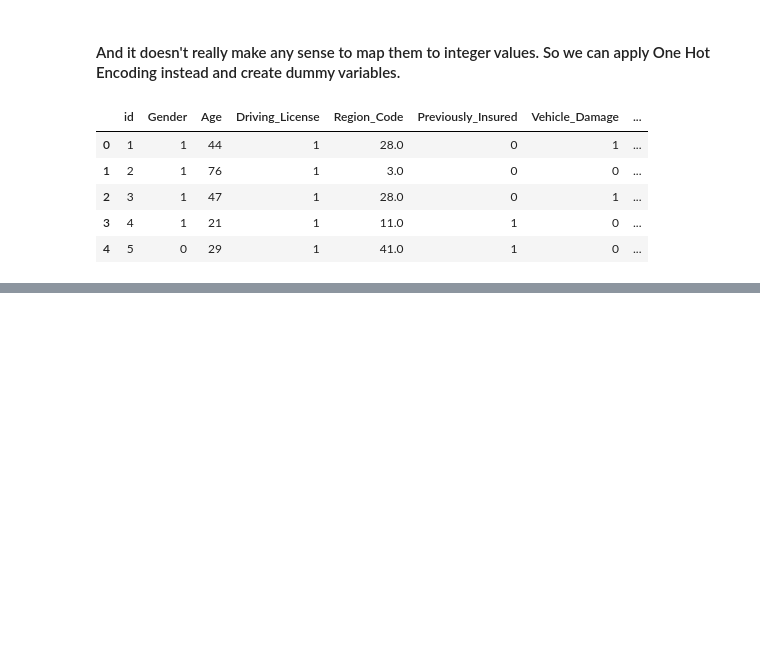
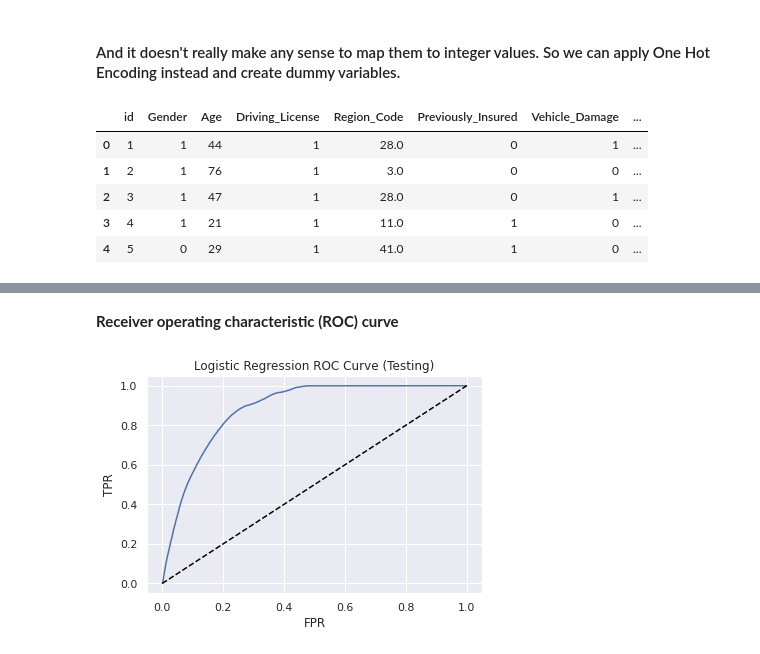
Before and after one commit to nihalhabeeb/Health_Insurance_Cross_Sell_Prediction, a Jupyter notebook: Health_Insurance_Cross_Sell_Prediction_Capstone_Project.ipynb, the cells around one changed output, grey strips where cells are left out. Drawn from its saved outputs; the diff is of its cells as text; code cells hidden in the pictures; blank space fills up the shorter version.

Commit message:
logistic regression

```diff
--- a/Health_Insurance_Cross_Sell_Prediction_Capstone_Project.ipynb
+++ b/Health_Insurance_Cross_Sell_Prediction_Capstone_Project.ipynb
@@ -633,0 +692,9 @@ data.head()
+# %%
+# train test splitting
+X_train, X_test, y_train, y_test = train_test_split(X_new, y_new, test_size = 0.3, random_state = 23)
+
+# printing shape
+print('X_train shape {}'.format(X_train.shape))
+print('y_train shape {}'.format(y_train.shape))
+print('X_test shape {}'.format(X_test.shape))
+print('y_test shape {}'.format(y_test.shape))
@@ -633,0 +706,7 @@ data.head()
+# %%
+# standardising the data
+from sklearn.preprocessing import StandardScaler
+
+scaler = StandardScaler()
+X_train = scaler.fit_transform(X_train)
+X_test = scaler.transform(X_test)
@@ -633,0 +728,5 @@ data.head()
+# %%
+from sklearn.linear_model import LogisticRegression
+
+clf = LogisticRegression(max_iter = 10000)
+clf.fit(X_train, y_train)
@@ -633,0 +746,8 @@ data.head()
+# %%
+# class prediction on training and testing datasets
+y_pred_lr = clf.predict(X_test)
+y_train_pred_lr = clf.predict(X_train)
+
+# probability prediction on training and testing datasets (only using probabilities of positive class)
+y_prob_lr = clf.predict_proba(X_test)[:,1]
+y_train_prob_lr = clf.predict_proba(X_train)[:,1]
@@ -633,0 +844,15 @@ data.head()
+# %% [markdown]
+**Receiver operating characteristic (ROC) curve**
+# %%
+from sklearn.metrics import roc_curve
+# Receiver operating characteristic (ROC) for testing data
+fpr, tpr, thresholds = roc_curve(y_test, y_prob_lr)
+# plot ROC curve
+plt.title('Logistic Regression ROC Curve (Testing)')
+plt.xlabel('FPR')
+plt.ylabel('TPR')
+plt.plot(fpr,tpr)
+plt.plot((0,1), ls = 'dashed', color = 'black')
+plt.show()
+# %% [output]
+[figure, added]
```
Also changed, not shown: parts of 39 cells of this notebook.
